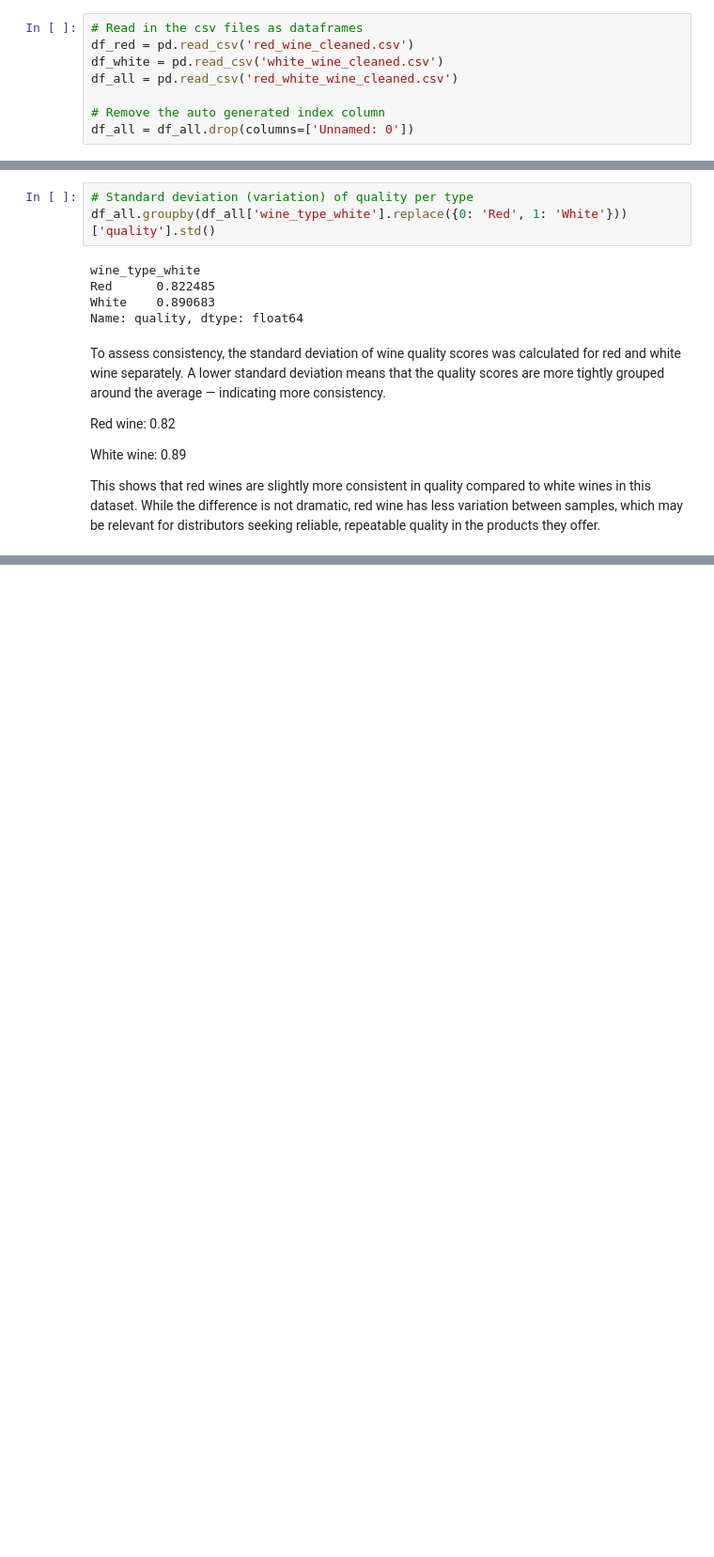
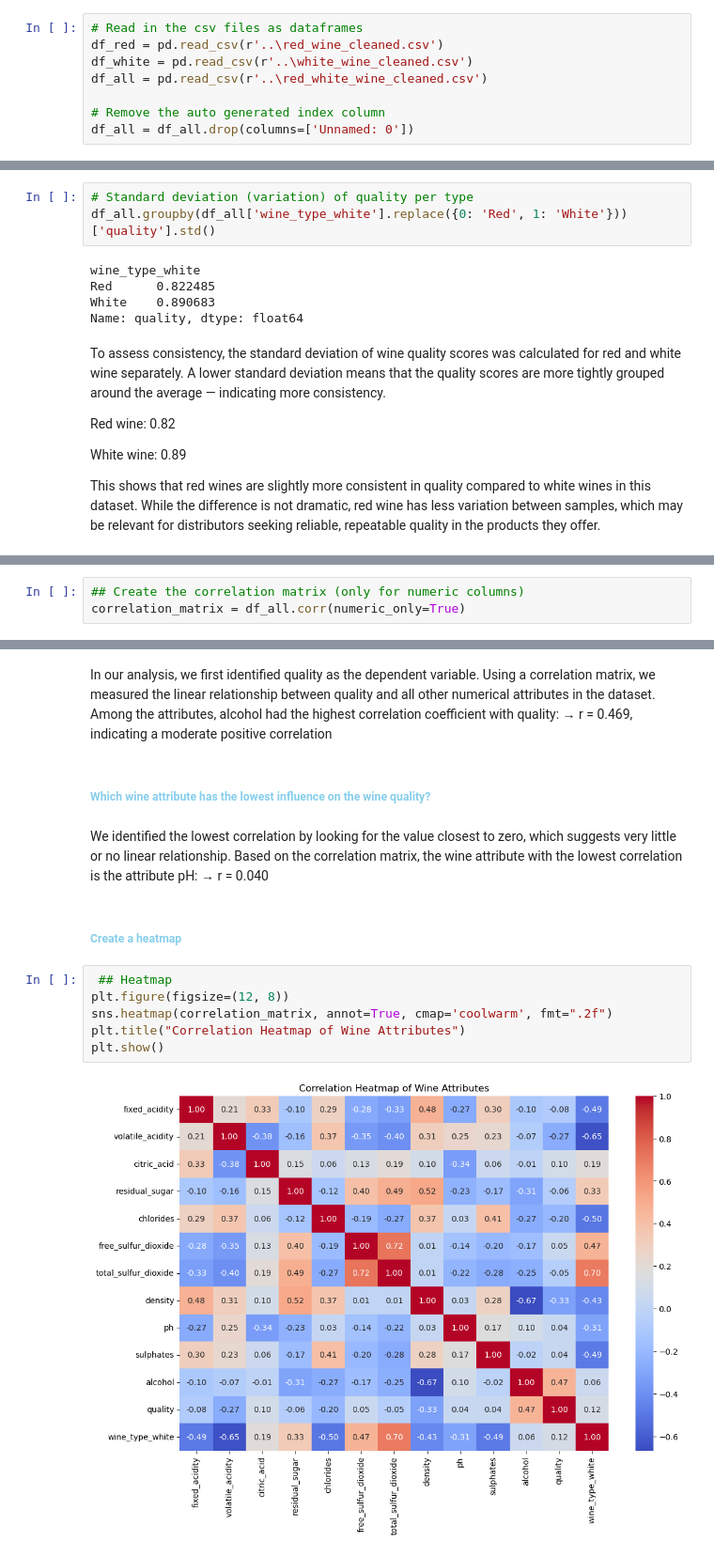
Before and after one commit to Shiihon/MiniProject_group15, a Jupyter notebook: MiniProject_2/Exploring/Explore_data.ipynb, the cells around one changed output, grey strips where cells are left out. Shown at 94% size. Saved outputs shown, nothing was run; the diff lists cells and outputs as text; blank space fills up the shorter version.

```diff
--- a/MiniProject_2/Explore_data.ipynb
+++ b/MiniProject_2/Exploring/Explore_data.ipynb
@@ -10,9 +10,9 @@ import matplotlib.pyplot as plt
 #### <span style="color:#90EE90">Read files</span>
 # %%
 # Read in the csv files as dataframes
-df_red = pd.read_csv('red_wine_cleaned.csv')
-df_white = pd.read_csv('white_wine_cleaned.csv')
-df_all = pd.read_csv('red_white_wine_cleaned.csv')
+df_red = pd.read_csv(r'..\red_wine_cleaned.csv')
+df_white = pd.read_csv(r'..\white_wine_cleaned.csv')
+df_all = pd.read_csv(r'..\red_white_wine_cleaned.csv')
 
 # Remove the auto generated index column
 df_all = df_all.drop(columns=['Unnamed: 0'])
@@ -636,0 +639,3 @@ This shows that red wines are slightly more consistent in quality compared to wh
+# %%
+## Create the correlation matrix (only for numeric columns)
+correlation_matrix = df_all.corr(numeric_only=True)
@@ -636,0 +664,16 @@ This shows that red wines are slightly more consistent in quality compared to wh
+# %% [markdown]
+In our analysis, we first identified quality as the dependent variable. Using a correlation matrix, we measured the linear relationship between quality and all other numerical attributes in the dataset. Among the attributes, alcohol had the highest correlation coefficient with quality: → r = 0.469, indicating a moderate positive correlation
+# %% [markdown]
+##### <span style="color:#87CEEB">Which wine attribute has the lowest influence on the wine quality? </span>
+# %% [markdown]
+ We identified the lowest correlation by looking for the value closest to zero, which suggests very little or no linear relationship. Based on the correlation matrix, the wine attribute with the lowest correlation is the attribute pH: → r = 0.040
+# %% [markdown]
+##### <span style="color:#87CEEB">Create a heatmap </span>
+# %%
+ ## Heatmap
+plt.figure(figsize=(12, 8))
+sns.heatmap(correlation_matrix, annot=True, cmap='coolwarm', fmt=".2f")
+plt.title("Correlation Heatmap of Wine Attributes")
+plt.show()
+# %% [output]
+[figure, added]
```
Also changed, not shown: parts of 19 cells of this notebook.
